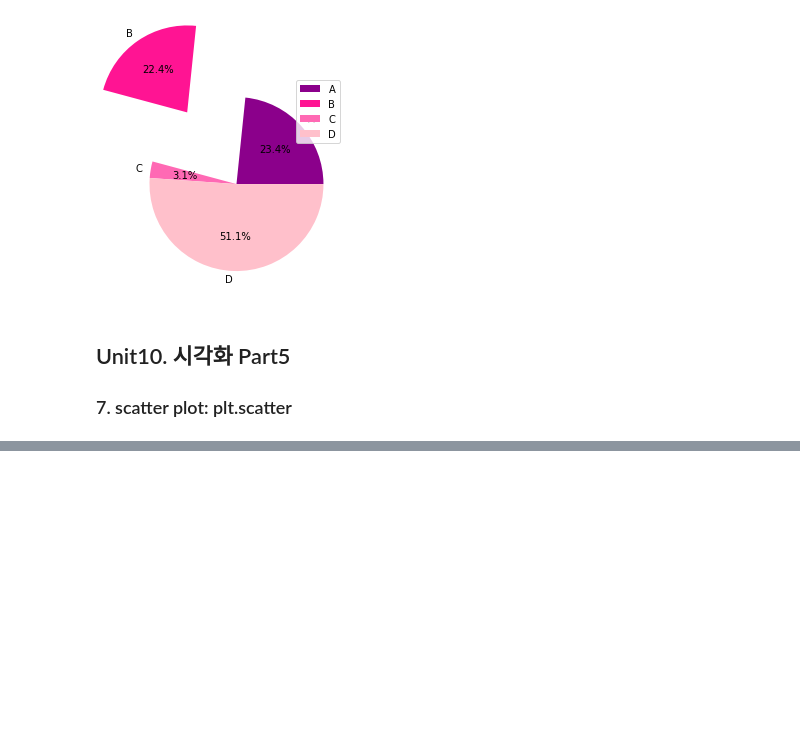
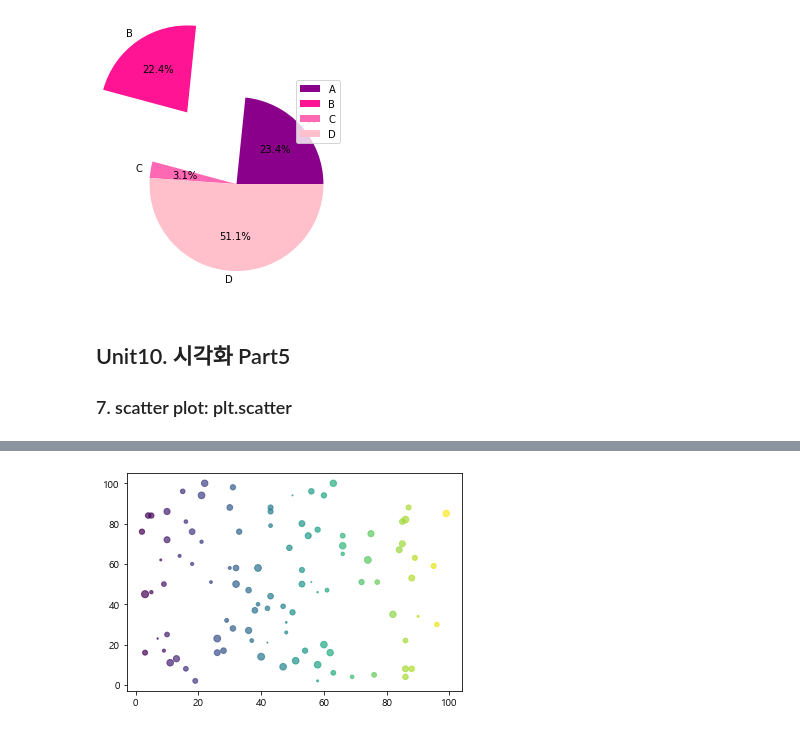
Before and after one commit to arako001/Modupython, a Jupyter notebook: ModuPython_Summary.ipynb, the cells around one changed output, grey strips where cells are left out. Cells and saved outputs as stored; diff of their text form; code cells hidden in the pictures; blank space fills up the shorter version.

```diff
--- a/ModuPython_Summary.ipynb
+++ b/ModuPython_Summary.ipynb
@@ -104,0 +163,14 @@ plt.show()
+# %%
+#랜덤하게 그려보기
+import random
+x=[]
+y=[]
+size=[]
+for i in range(100):
+    x.append(random.randint(1,100))
+    y.append(random.randint(1,100))
+    size.append(random.randint(1,50))
+plt.scatter(x,y,s=size, c=x, alpha=0.7)
+plt.show()
+# %% [output]
+[figure, added]
```
Also changed, not shown: parts of 22 cells of this notebook.
